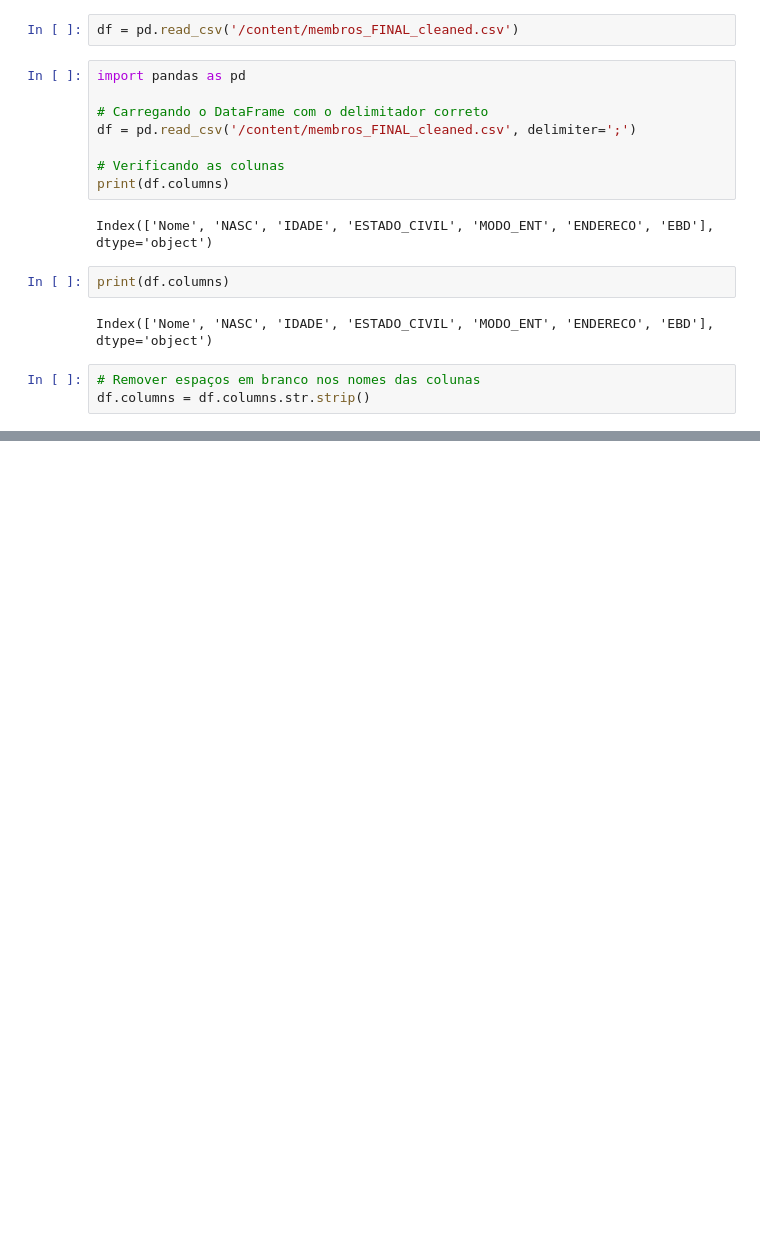
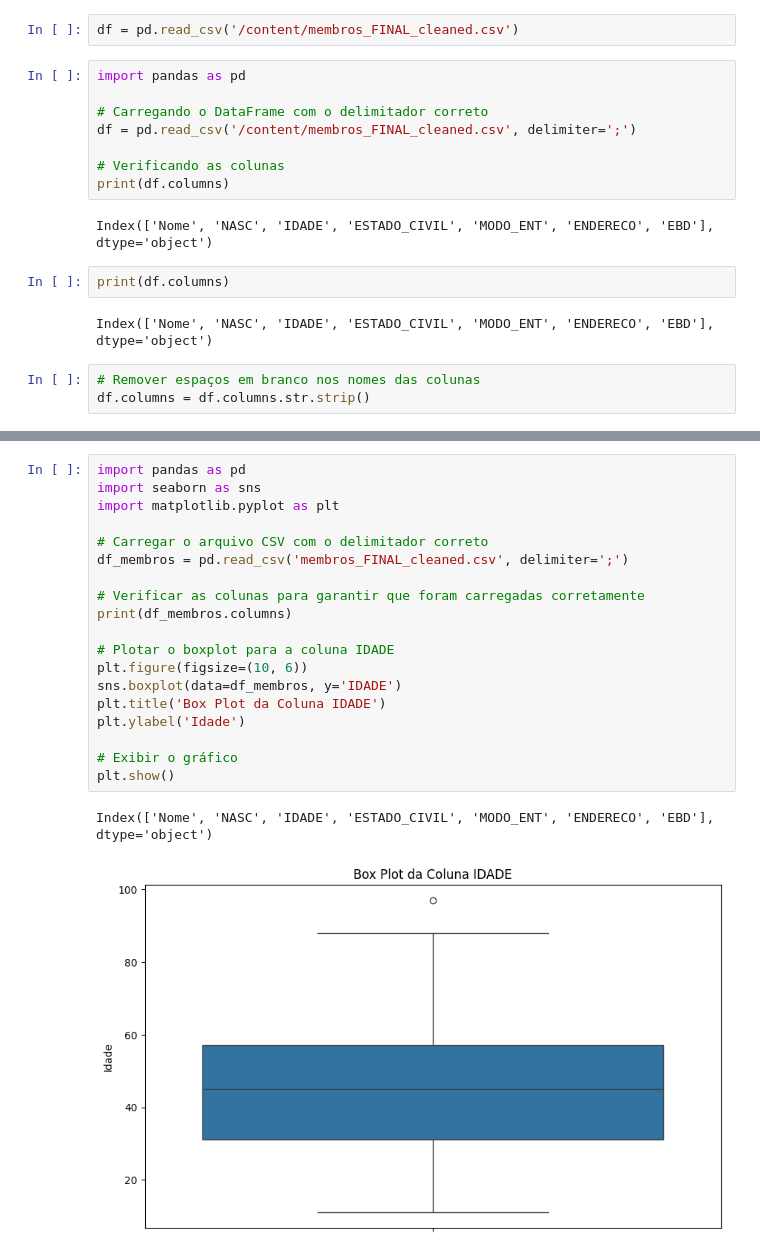
Before and after one commit to LuisSeabra/MVP_analise_dados, a Jupyter notebook: Cópia_de_membros_PIB.ipynb, the cells around one changed output, grey strips where cells are left out. Saved outputs shown, nothing was run; the diff lists cells and outputs as text; blank space fills up the shorter version.

```diff
--- a/Cópia_de_membros_PIB.ipynb
+++ b/Cópia_de_membros_PIB.ipynb
@@ -358,0 +325,22 @@ plt.show()
+# %%
+import pandas as pd
+import seaborn as sns
+import matplotlib.pyplot as plt
+
+# Carregar o arquivo CSV com o delimitador correto
+df_membros = pd.read_csv('membros_FINAL_cleaned.csv', delimiter=';')
+
+# Verificar as colunas para garantir que foram carregadas corretamente
+print(df_membros.columns)
+
+# Plotar o boxplot para a coluna IDADE
+plt.figure(figsize=(10, 6))
+sns.boxplot(data=df_membros, y='IDADE')
+plt.title('Box Plot da Coluna IDADE')
+plt.ylabel('Idade')
+
+# Exibir o gráfico
+plt.show()
+# %% [output]
+Index(['Nome', 'NASC', 'IDADE', 'ESTADO_CIVIL', 'MODO_ENT', 'ENDERECO', 'EBD'], dtype='object')
+[figure, added]
```
Also changed, not shown: parts of 16 cells of this notebook.
